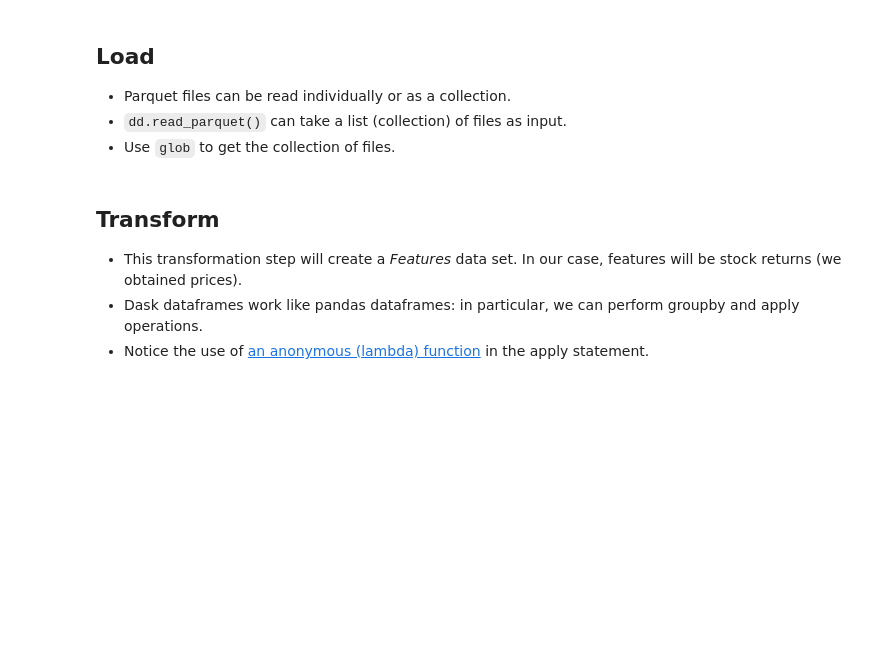
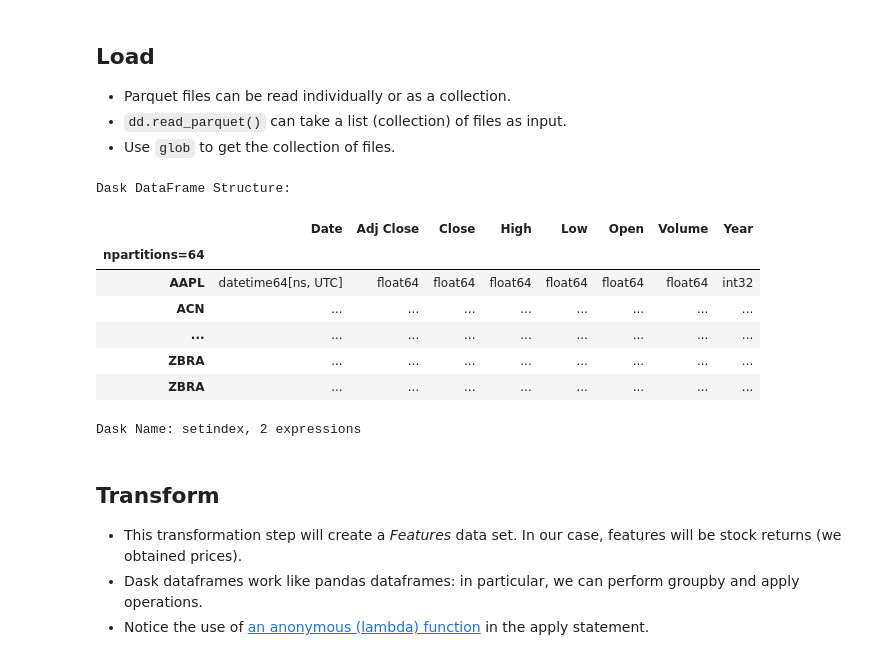
Before and after one commit to shyeolekar5/production, a Jupyter notebook: 01_materials/labs/02_data_engineering.ipynb, the cells around one changed output. Drawn from its saved outputs; the diff is of its cells as text; code cells hidden in the pictures; blank space fills up the shorter version.

```diff
--- a/01_materials/labs/02_data_engineering.ipynb
+++ b/01_materials/labs/02_data_engineering.ipynb
@@ -315,8 +318,19 @@ Why would we want to store data this way?
 # %%
 from glob import glob
 
 parquet_files = glob(os.path.join(PRICE_DATA, "**/*.parquet"), recursive = True)
 dd_px = dd.read_parquet(parquet_files).set_index("Ticker")
+dd_px
+# %% [output]
+Dask DataFrame Structure:
+|  | Date | Adj Close | Close | High | Low | Open | Volume | Year |
+| npartitions=64 |  |  |  |  |  |  |  |  |
+| AAPL | datetime64[ns, UTC] | float64 | float64 | float64 | float64 | float64 | float64 | int32 |
+| ACN | ... | ... | ... | ... | ... | ... | ... | ... |
+| ... | ... | ... | ... | ... | ... | ... | ... | ... |
+| ZBRA | ... | ... | ... | ... | ... | ... | ... | ... |
+| ZBRA | ... | ... | ... | ... | ... | ... | ... | ... |
+Dask Name: setindex, 2 expressions
 # %% [markdown]
 ## Transform
 
```
Also changed, not shown: parts of 11 cells of this notebook, 4 other files.
